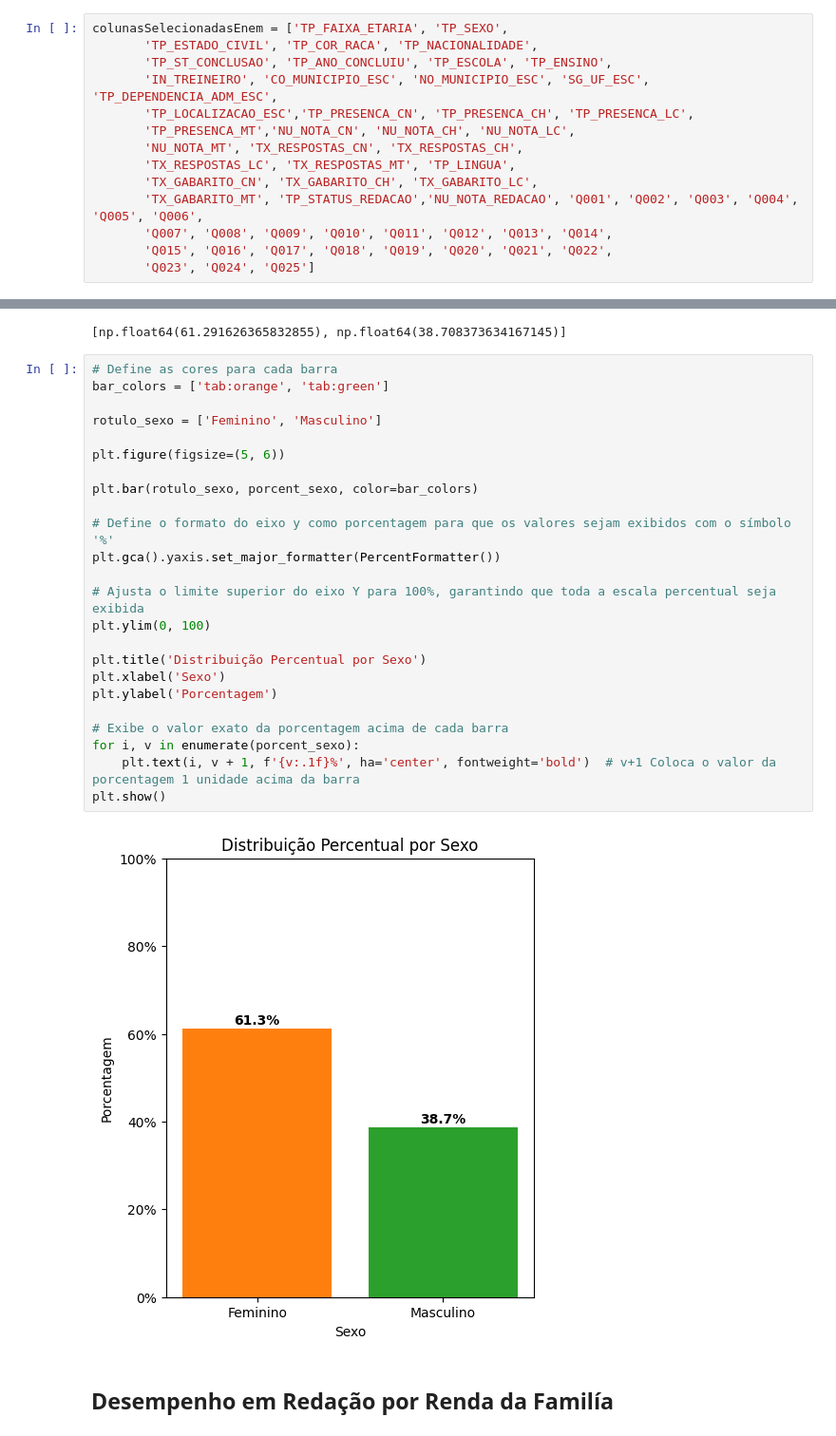
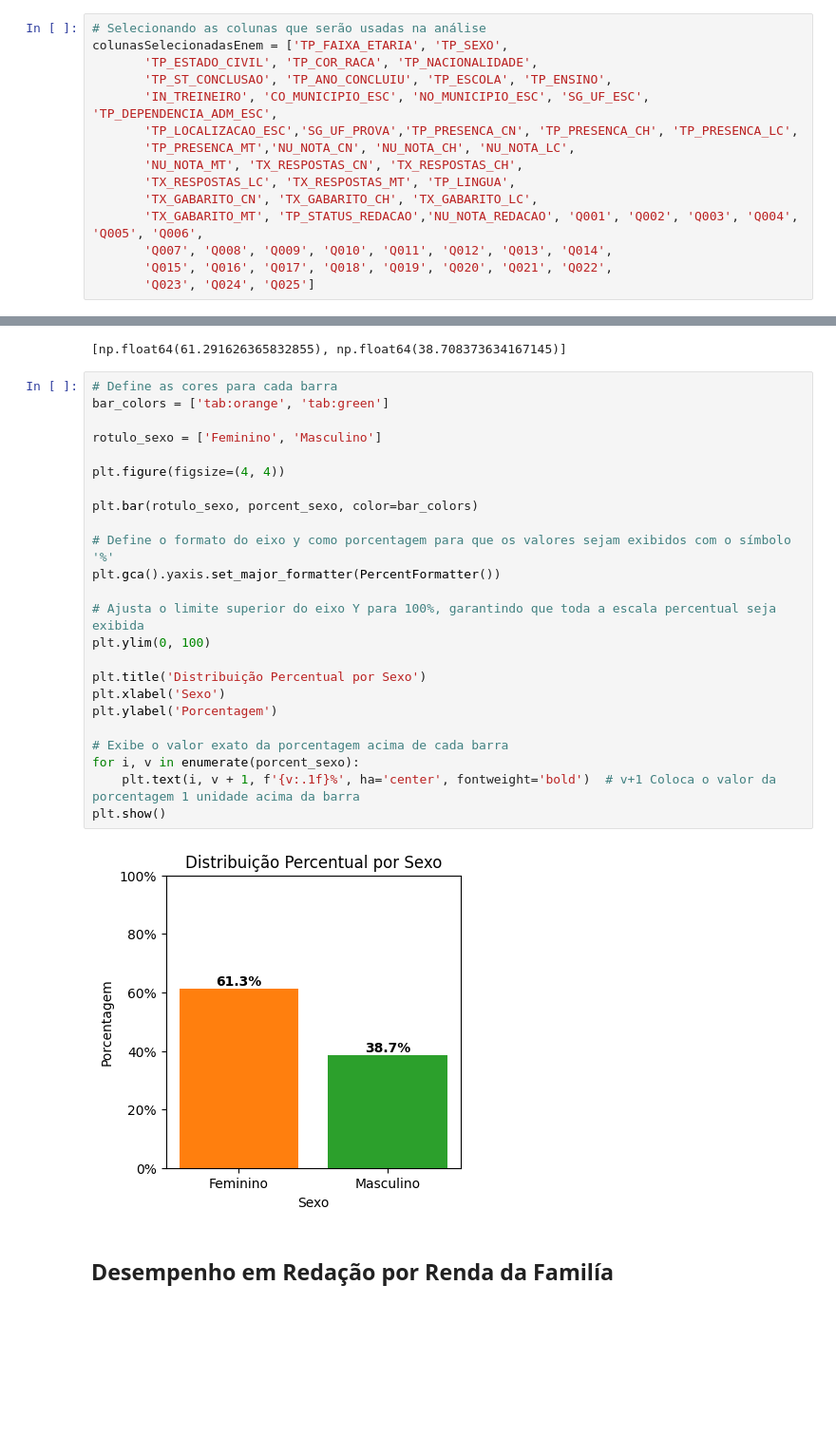
Before and after one commit to osamuelmarlon/analise_exploratoria_enem, a Jupyter notebook: analise_exploratoria_enem.ipynb, the cells around one changed output, grey strips where cells are left out. Shown: that part at 95% size. Cells and saved outputs as stored; diff of their text form; blank space fills up the shorter version.

```diff
--- a/analise_exploratoria_enem.ipynb
+++ b/analise_exploratoria_enem.ipynb
@@ -41,11 +69,12 @@ array(['NU_INSCRICAO', 'NU_ANO', 'TP_FAIXA_ETARIA', 'TP_SEXO',
        'Q015', 'Q016', 'Q017', 'Q018', 'Q019', 'Q020', 'Q021', 'Q022',
        'Q023', 'Q024', 'Q025'], dtype=object)
 # %%
+# Selecionando as colunas que serão usadas na análise
 colunasSelecionadasEnem = ['TP_FAIXA_ETARIA', 'TP_SEXO',
        'TP_ESTADO_CIVIL', 'TP_COR_RACA', 'TP_NACIONALIDADE',
        'TP_ST_CONCLUSAO', 'TP_ANO_CONCLUIU', 'TP_ESCOLA', 'TP_ENSINO',
        'IN_TREINEIRO', 'CO_MUNICIPIO_ESC', 'NO_MUNICIPIO_ESC', 'SG_UF_ESC', 'TP_DEPENDENCIA_ADM_ESC',
-       'TP_LOCALIZACAO_ESC','TP_PRESENCA_CN', 'TP_PRESENCA_CH', 'TP_PRESENCA_LC',
+       'TP_LOCALIZACAO_ESC','SG_UF_PROVA','TP_PRESENCA_CN', 'TP_PRESENCA_CH', 'TP_PRESENCA_LC',
        'TP_PRESENCA_MT','NU_NOTA_CN', 'NU_NOTA_CH', 'NU_NOTA_LC',
        'NU_NOTA_MT', 'TX_RESPOSTAS_CN', 'TX_RESPOSTAS_CH',
        'TX_RESPOSTAS_LC', 'TX_RESPOSTAS_MT', 'TP_LINGUA',
@@ -194,29 +247,29 @@ porcent_sexo
 # %%
 # Define as cores para cada barra
 bar_colors = ['tab:orange', 'tab:green']
 
 rotulo_sexo = ['Feminino', 'Masculino']
 
-plt.figure(figsize=(5, 6))
+plt.figure(figsize=(4, 4))
 
 plt.bar(rotulo_sexo, porcent_sexo, color=bar_colors)
 
 # Define o formato do eixo y como porcentagem para que os valores sejam exibidos com o símbolo '%'
 plt.gca().yaxis.set_major_formatter(PercentFormatter())
 
 # Ajusta o limite superior do eixo Y para 100%, garantindo que toda a escala percentual seja exibida
 plt.ylim(0, 100)
 
 plt.title('Distribuição Percentual por Sexo')
 plt.xlabel('Sexo')
 plt.ylabel('Porcentagem')
 
 # Exibe o valor exato da porcentagem acima de cada barra
 for i, v in enumerate(porcent_sexo):
     plt.text(i, v + 1, f'{v:.1f}%', ha='center', fontweight='bold')  # v+1 Coloca o valor da porcentagem 1 unidade acima da barra
 plt.show()
 # %% [output]
-[figure, old version]
+[figure, new version]
 # %% [markdown]
 ## Desempenho em Redação por Renda da Familía
 # %%
```
Also changed, not shown: parts of 44 cells of this notebook.
